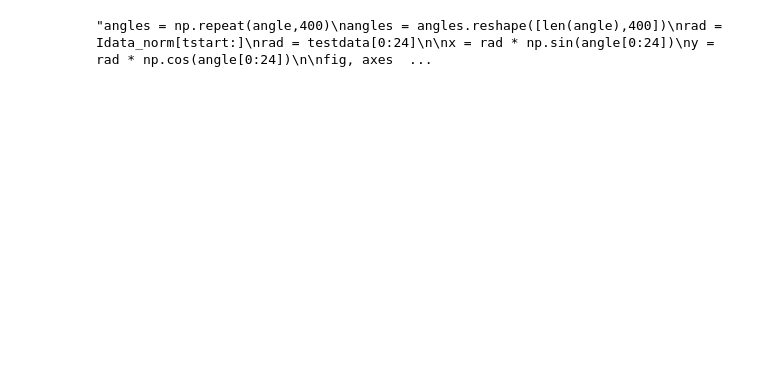
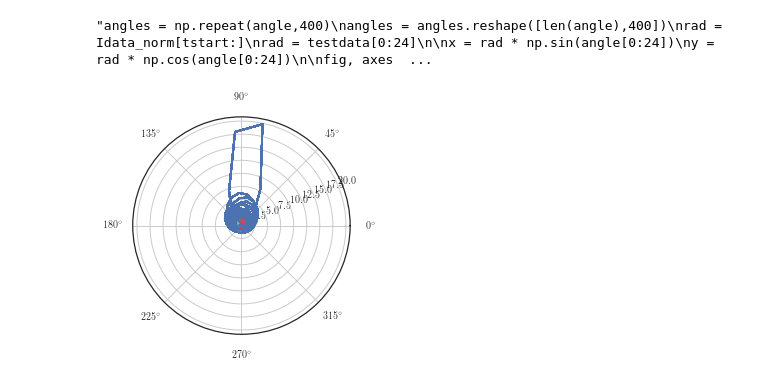
Before and after one commit to lmaesampson/MetaPop, a Jupyter notebook: Code/EllipseFit.ipynb, the cells around one changed output. Drawn from its saved outputs; the diff is of its cells as text; code cells hidden in the pictures; blank space fills up the shorter version.

```diff
--- a/Code/EllipseFit.ipynb
+++ b/Code/EllipseFit.ipynb
@@ -256,3 +508,83 @@ plt.axis('equal')
 '''
 # %% [output]
 "angles = np.repeat(angle,400)\nangles = angles.reshape([len(angle),400])\nrad = Idata_norm[tstart:]\nrad = testdata[0:24]\n\nx = rad * np.sin(angle[0:24])\ny = rad * np.cos(angle[0:24])\n\nfig, axes  ...
+# %%
+#Now what happens if you do this at the patch level?
+Idata_norm = Normalize(Idata)
+fold = 24
+nobs = len(Idata_norm[:])
+dates = np.linspace(0,nobs-1,nobs)
+dates = (dates)%fold     #Wrap the data every fold steps
+angle = 2.*np.pi*((dates)/float(fold-1))
+
+
+
+#select the nyear final years of data set
+nyear = 15
+t = angle[-nyear*24:]
+npatch = np.shape(Idata)[1]
+e = []
+for p in range(400):
+    r = Idata_norm[-nyear*24:,p]
+    plt.plot(r)
+    #starting point/likelihood for the train
+    p0 = np.array([0.,0.5,0.])
+    like0 = eLike(p0,t,r)
+
+    params = p0.copy()
+    Nstep = 5000  #number of steps for the MCMC
+
+    chain = []
+    chain.append(p0)
+
+    Lchain = []
+    Lchain.append(like0)
+    for step in range(Nstep):
+        s = np.random.rand(1)
+        if s>0.75:
+            ptry = ebigstep(params)
+        elif s>0.5:
+            ptry = etinystep(params)
+        else:
+            ptry = esmallstep(params)
+
+        #enforce periodic prior on phi:
+        if ptry[2]>np.pi:
+            ptry[2] -= np.pi
+
+        if ptry[2]<0.:
+            ptry[2] += np.pi
+        like_try = eLike(ptry,t,r)
+        #eccentricity is between 0 and 1:
+        if ptry[0] >1.:
+            like_try = -np.inf
+        if ptry[0] <0.:
+            like_try = -np.inf
+
+        #Hastings ratio
+        H = np.random.rand(1)
+        h = np.exp(like_try - like0)
+
+        if H<h:
+            params = ptry
+            like0 = like_try
+
+        chain.append(params)
+        Lchain.append(like0)
+
+    chain = np.array(chain)
+    chain = np.array(chain)
+    epatch = np.mean(chain[500:,0])
+
+    eplot = np.mean(chain[500:,0])
+    a = np.mean(chain[500:,1])
+    phi = np.mean(chain[500:,2])
+    recc = a*(1.-eplot*eplot)/(1.-eplot*np.cos(t-phi))
+
+    plt.polar(t,r,'r.')
+    plt.polar(t,recc,'b-')
+
+
+    e.append(epatch)
+# %% [output]
+[figure, added]
```
Also changed, not shown: parts of 17 cells of this notebook, 1 other file.
